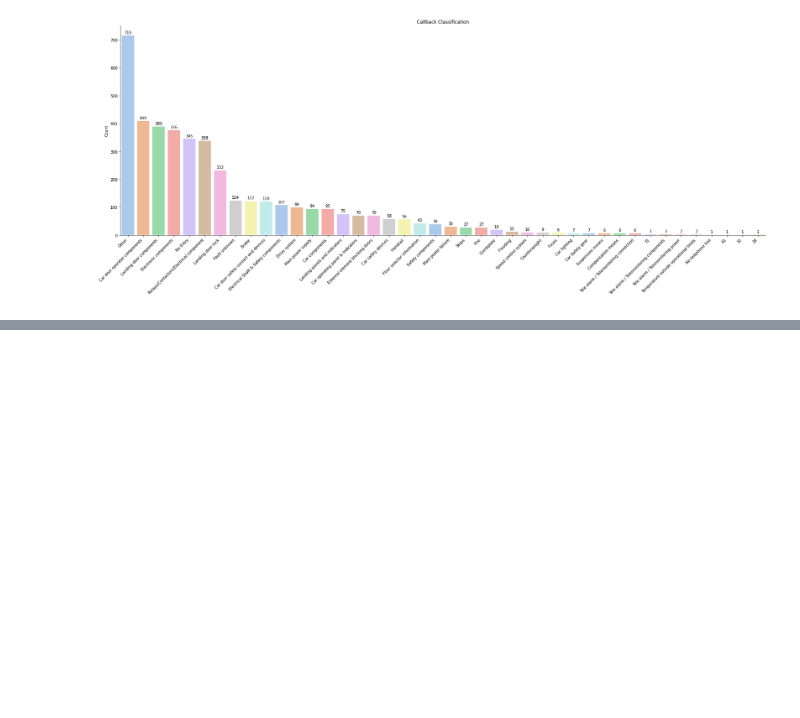
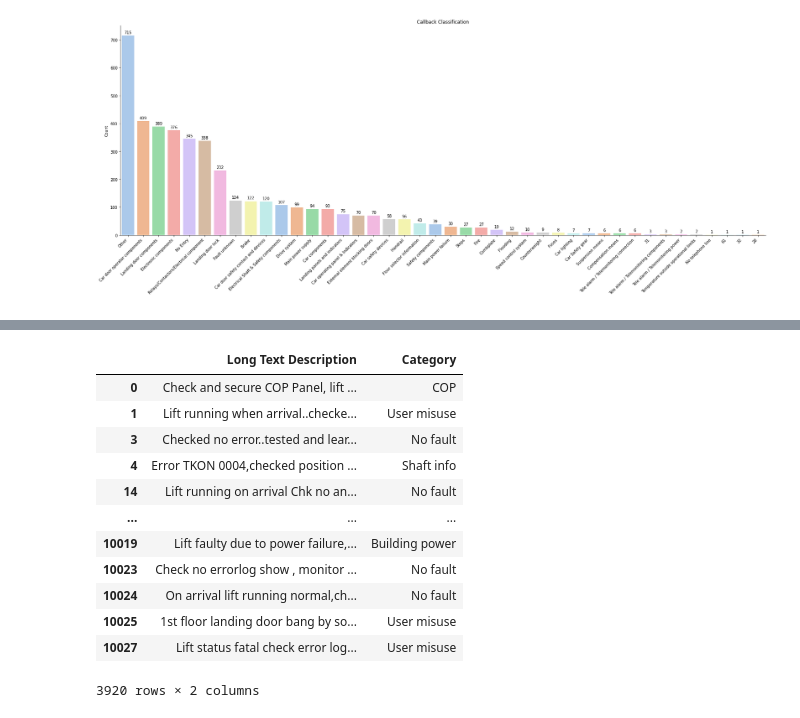
Before and after one commit to melvinps/Data-Analysis-Schindler-Lift-Singapore, a Jupyter notebook: Callback_Classification.ipynb, the cells around one changed output, grey strips where cells are left out. Saved outputs shown, nothing was run; the diff lists cells and outputs as text; code cells hidden in the pictures; blank space fills up the shorter version.

```diff
--- a/Callback_Classification.ipynb
+++ b/Callback_Classification.ipynb
@@ -118,0 +166,18 @@ for p in g.patches:
+# %%
+df_other = df_other.drop(['Category '],axis = 1)
+df_other = df_other.rename(columns={"Catergory(Others) ": "Category"})
+df_other
+# %% [output]
+|  | Long Text Description | Category |
+| 0 | Check and secure COP Panel, lift ... | COP |
+| 1 | Lift running when arrival..checke... | User misuse |
+| 3 | Checked no error..tested and lear... | No fault |
+| 4 | Error TKON 0004,checked position ... | Shaft info |
+| 14 | Lift running on arrival Chk no an... | No fault |
+| ... | ... | ... |
+| 10019 | Lift faulty due to power failure,... | Building power |
+| 10023 | Check no errorlog show , monitor ... | No fault |
+| 10024 | On arrival lift running normal,ch... | No fault |
+| 10025 | 1st floor landing door bang by so... | User misuse |
+| 10027 | Lift status fatal check error log... | User misuse |
+3920 rows × 2 columns
```
Also changed, not shown: parts of 28 cells of this notebook.
